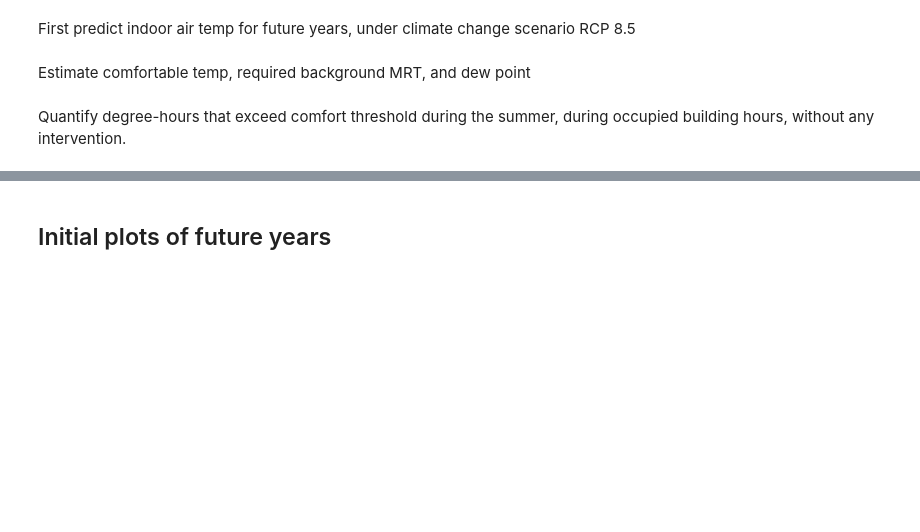
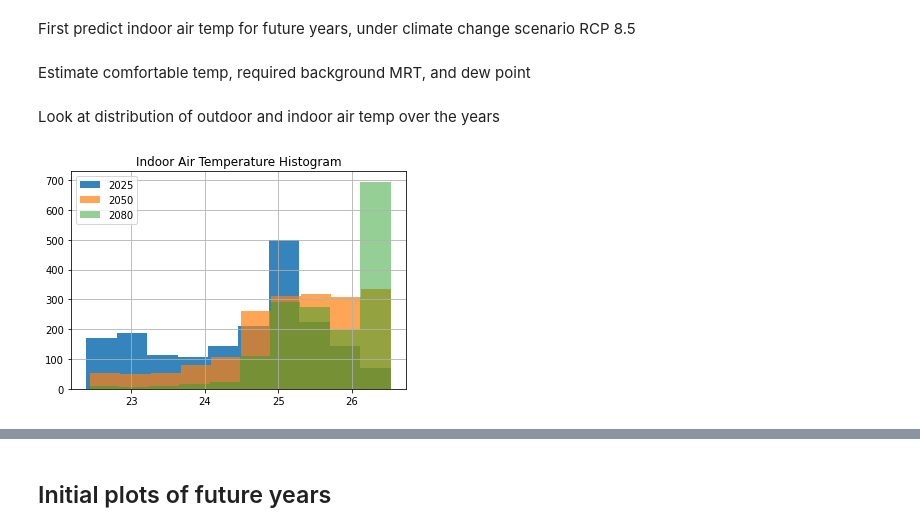
Before and after one commit to eta-lab/cooling-around, a Jupyter notebook: models/mrt2_XGBoost_futurePredictions.ipynb, the cells around one changed output, grey strips where cells are left out. Cells and saved outputs as stored; diff of their text form; code cells hidden in the pictures; blank space fills up the shorter version.

Commit message:
year comparisons

```diff
--- a/models/mrt2_XGBoost_futurePredictions.ipynb
+++ b/models/mrt2_XGBoost_futurePredictions.ipynb
@@ -360,8 +360,6 @@ pred_RCP_85 = model_fitted.predict(x_all)
 # %% [markdown]
 Estimate comfortable temp, required background MRT, and dew point
 # %%
-
-
 # Change the size of the array of prediciton to match the array of the test
 y_pred = pred_RCP_85.reshape(-1,1)
 
@@ -390,6 +388,16 @@ df_85 = pd.DataFrame({'ind_air': ind_air_85,
                    'comfy_MRT': comfy_MRT,
                     'dew_point': dew_point,
                     'too_hot': (ind_air_85>comfy_opTmp),
+                    'degrees_too_hot': (ind_air_85-comfy_opTmp),
                     'min_VF': min_VF}).set_index(time_all)
-# %% [markdown]
-Quantify degree-hours that exceed comfort threshold during the summer, during occupied building hours, without any intervention.
+# %% [markdown]
+Look at distribution of outdoor and indoor air temp over the years
+# %%
+plt.title('Indoor Air Temperature Histogram')
+df_85.loc[(df_85.index.year == 2025),'ind_air'].hist(alpha=0.9, label='2025')
+df_85.loc[(df_85.index.year == 2050),'ind_air'].hist(alpha=0.7, label='2050')
+df_85.loc[(df_85.index.year == 2080),'ind_air'].hist(alpha=0.5, label='2080')
+plt.legend()
+plt.show()
+# %% [output]
+[figure, added]
```
Also changed, not shown: parts of 2 cells of this notebook.
